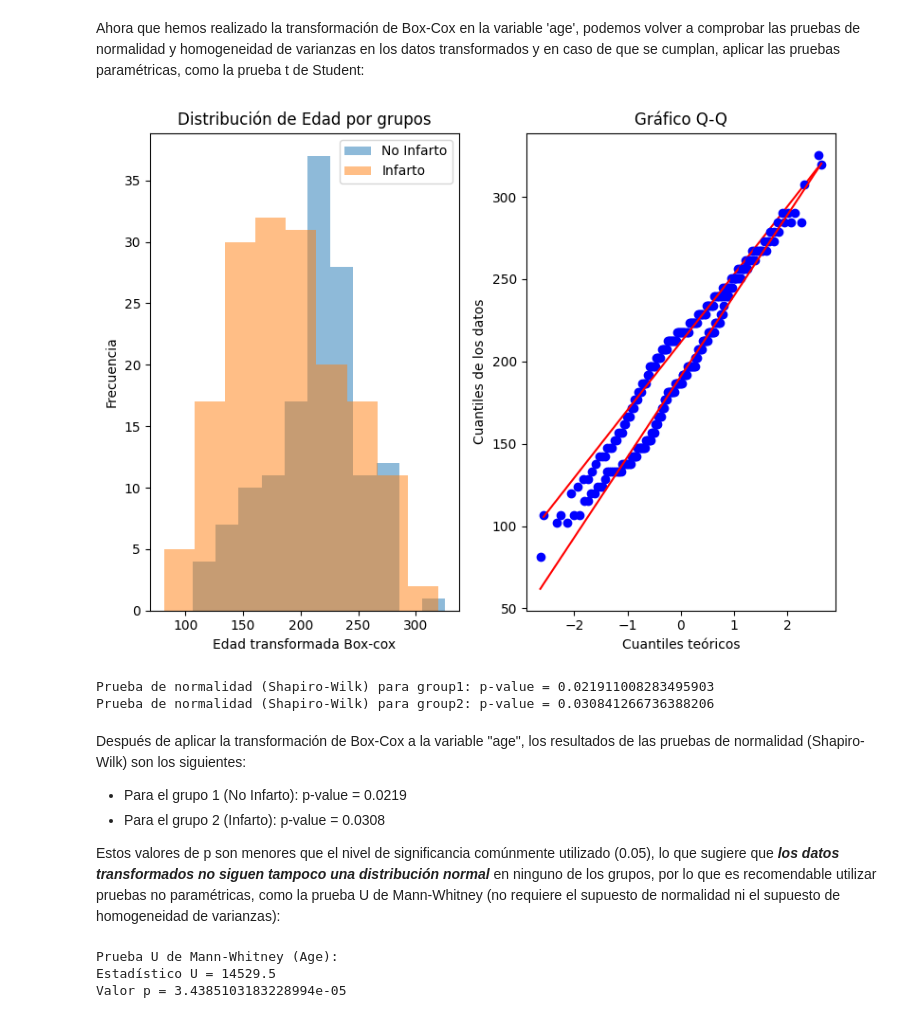
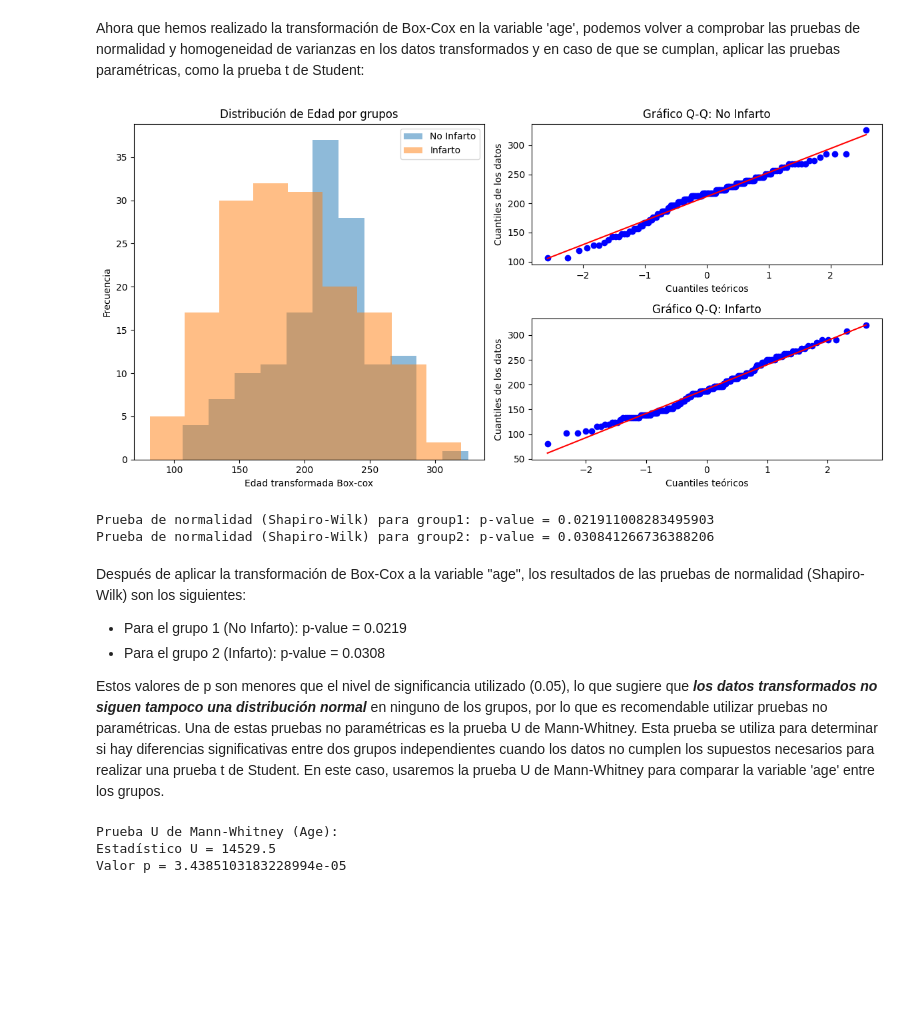
Before and after one commit to OscarTienda/heart-attack-analysis-prection, a Jupyter notebook: code/heart-attack-analysis-prediction.ipynb, the cells around one changed output. Cells and saved outputs as stored; diff of their text form; code cells hidden in the pictures; blank space fills up the shorter version.

Commit message:
feat/_add_Q-Q_graph_per_each_group_After_box_cox_and_modify_texts

```diff
--- a/code/heart-attack-analysis-prediction.ipynb
+++ b/code/heart-attack-analysis-prediction.ipynb
@@ -642,34 +642,40 @@ Valor óptimo de lambda: 1.4117531035524666
 Ahora que hemos realizado la transformación de Box-Cox en la variable 'age', podemos volver a comprobar las pruebas de normalidad y homogeneidad de varianzas en los datos transformados y en caso de que se cumplan, aplicar las pruebas paramétricas, como la prueba t de Student:
 # %%
 # Verificación de la normalidad
-plt.figure(figsize=(8, 6))
+plt.figure(figsize=(12, 6))
 
 # Histogramas
 plt.subplot(1, 2, 1)
 plt.hist(group1_age_transformed, bins='auto', alpha=0.5, label='No Infarto')
 plt.hist(group2_age_transformed, bins='auto', alpha=0.5, label='Infarto')
 plt.xlabel('Edad transformada Box-cox')
 plt.ylabel('Frecuencia')
 plt.title('Distribución de Edad por grupos')
 plt.legend()
 
-# Gráfico Q-Q
-plt.subplot(1, 2, 2)
+# Gráfico Q-Q para el grupo 1 (No Infarto)
+plt.subplot(2, 2, 2)
 stats.probplot(group1_age_transformed, dist='norm', plot=plt)
+plt.title('Gráfico Q-Q: No Infarto')
+plt.xlabel('Cuantiles teóricos')
+plt.ylabel('Cuantiles de los datos')
+
+# Gráfico Q-Q para el grupo 2 (Infarto)
+plt.subplot(2, 2, 4)
 stats.probplot(group2_age_transformed, dist='norm', plot=plt)
-plt.title('Gráfico Q-Q')
+plt.title('Gráfico Q-Q: Infarto')
 plt.xlabel('Cuantiles teóricos')
 plt.ylabel('Cuantiles de los datos')
 
 plt.tight_layout()
 plt.show()
 
 _, p_value1 = stats.shapiro(group1_age_transformed)
 _, p_value2 = stats.shapiro(group2_age_transformed)
 print('Prueba de normalidad (Shapiro-Wilk) para group1: p-value =', p_value1)
 print('Prueba de normalidad (Shapiro-Wilk) para group2: p-value =', p_value2)
 # %% [output]
-[figure, old version]
+[figure, new version]
 Prueba de normalidad (Shapiro-Wilk) para group1: p-value = 0.021911008283495903
 Prueba de normalidad (Shapiro-Wilk) para group2: p-value = 0.030841266736388206
 # %% [markdown]
@@ -678,7 +684,7 @@ Después de aplicar la transformación de Box-Cox a la variable "age", los resul
 - Para el grupo 1 (No Infarto): p-value = 0.0219
 - Para el grupo 2 (Infarto): p-value = 0.0308
 
-Estos valores de p son menores que el nivel de significancia comúnmente utilizado (0.05), lo que sugiere que ___los datos transformados no siguen tampoco una distribución normal___ en ninguno de los grupos, por lo que es recomendable utilizar pruebas no paramétricas, como la prueba U de Mann-Whitney (no requiere el supuesto de normalidad ni el supuesto de homogeneidad de varianzas):
+Estos valores de p son menores que el nivel de significancia utilizado (0.05), lo que sugiere que ___los datos transformados no siguen tampoco una distribución normal___ en ninguno de los grupos, por lo que es recomendable utilizar pruebas no paramétricas. Una de estas pruebas no paramétricas es la prueba U de Mann-Whitney. Esta prueba se utiliza para determinar si hay diferencias significativas entre dos grupos independientes cuando los datos no cumplen los supuestos necesarios para realizar una prueba t de Student. En este caso, usaremos la prueba U de Mann-Whitney para comparar la variable 'age' entre los grupos.
 # %%
 # Prueba U de Mann-Whitney
 statistic, p_value = mannwhitneyu(group1_age, group2_age)
```
Also changed, not shown: parts of 1 cell of this notebook.
